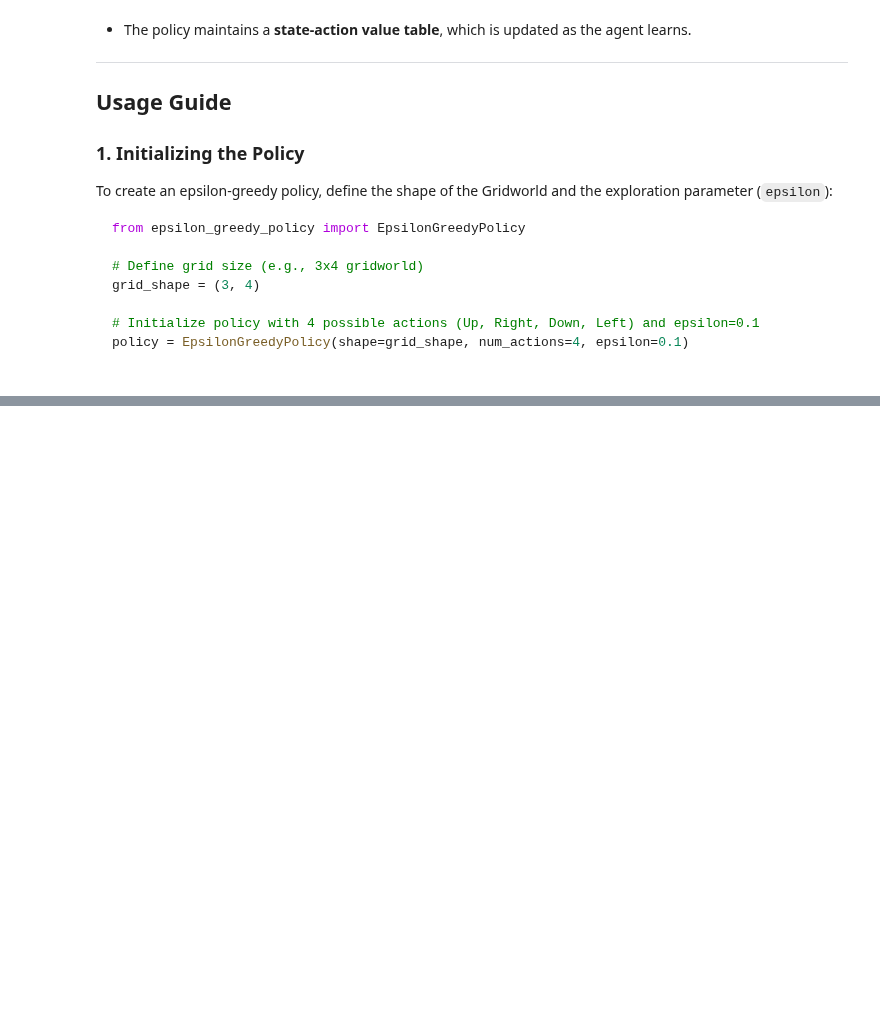
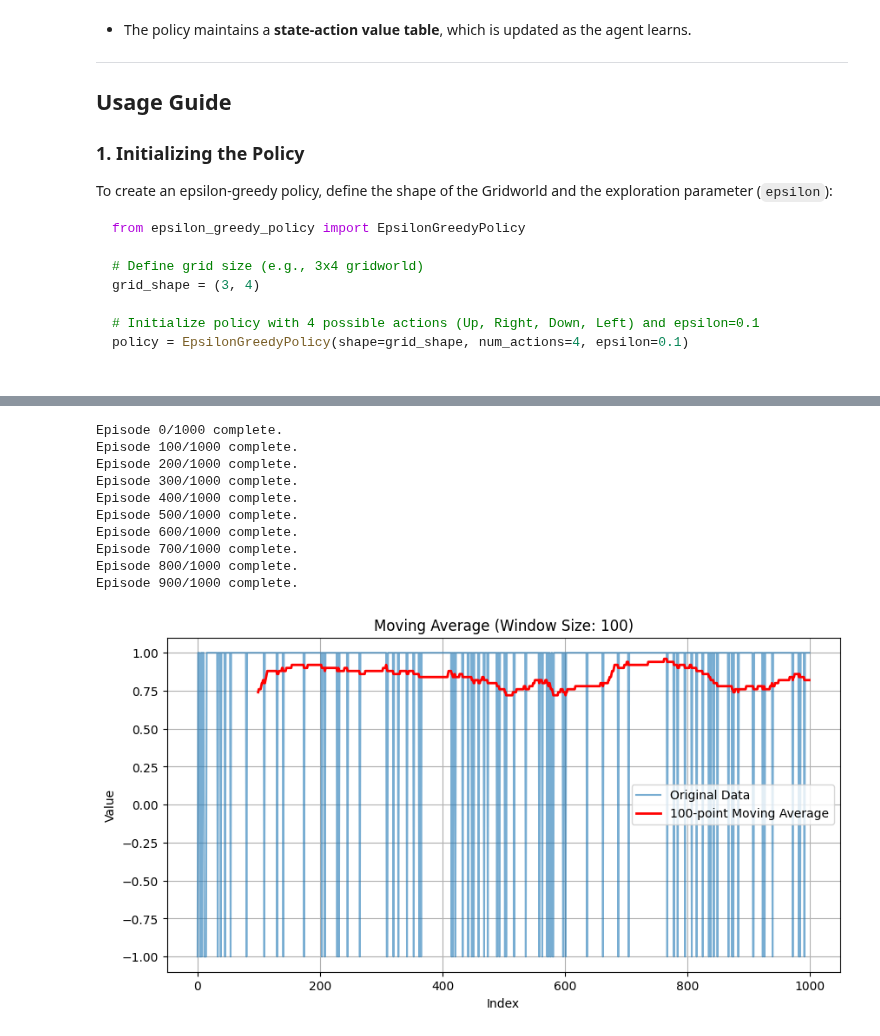
Before and after one commit to Fortuz/rl_education, a Jupyter notebook: Gridworld/Generator/gw_monte_carlo.ipynb, the cells around one changed output, grey strips where cells are left out. Drawn from its saved outputs; the diff is of its cells as text; code cells hidden in the pictures; blank space fills up the shorter version.

```diff
--- a/Gridworld/Generator/gw_monte_carlo.ipynb
+++ b/Gridworld/Generator/gw_monte_carlo.ipynb
@@ -415,0 +436,16 @@ gw.render(q_table,policy=True)
+# %%
+policy = EpsilonGreedyPolicy(shape, epsilon=0.6)
+Q, updated_policy,steps_counts,rewards = monte_carlo_first_visit(gw, policy, num_episodes=1000)
+plot_moving_average(rewards, window_size=100)
+# %% [output]
+Episode 0/1000 complete.
+Episode 100/1000 complete.
+Episode 200/1000 complete.
+Episode 300/1000 complete.
+Episode 400/1000 complete.
+Episode 500/1000 complete.
+Episode 600/1000 complete.
+Episode 700/1000 complete.
+Episode 800/1000 complete.
+Episode 900/1000 complete.
+[figure, added]
```
Also changed, not shown: parts of 8 cells of this notebook.
